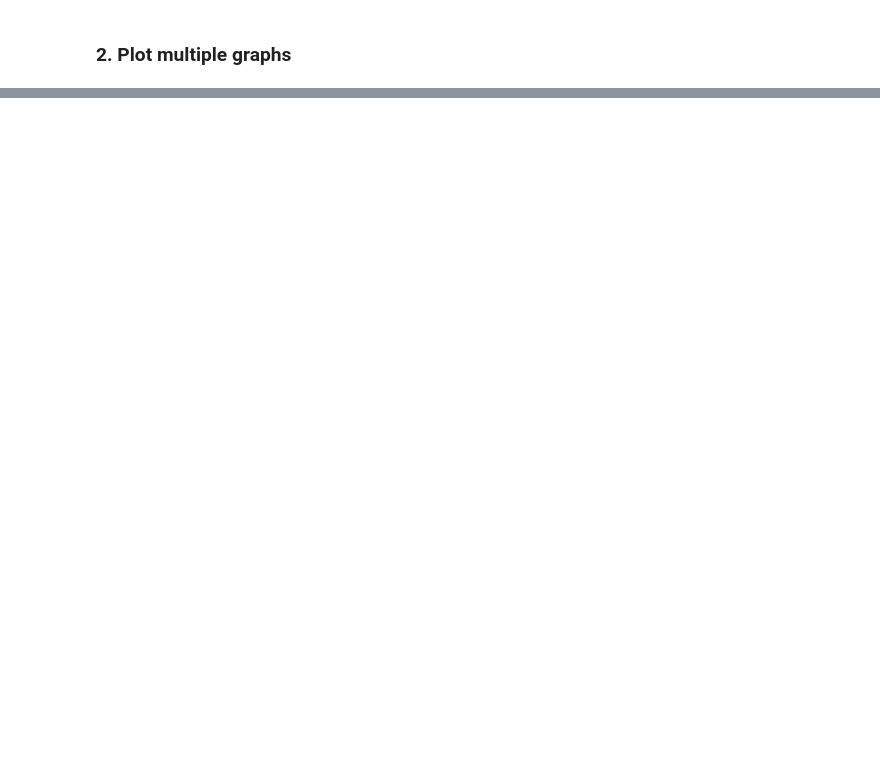
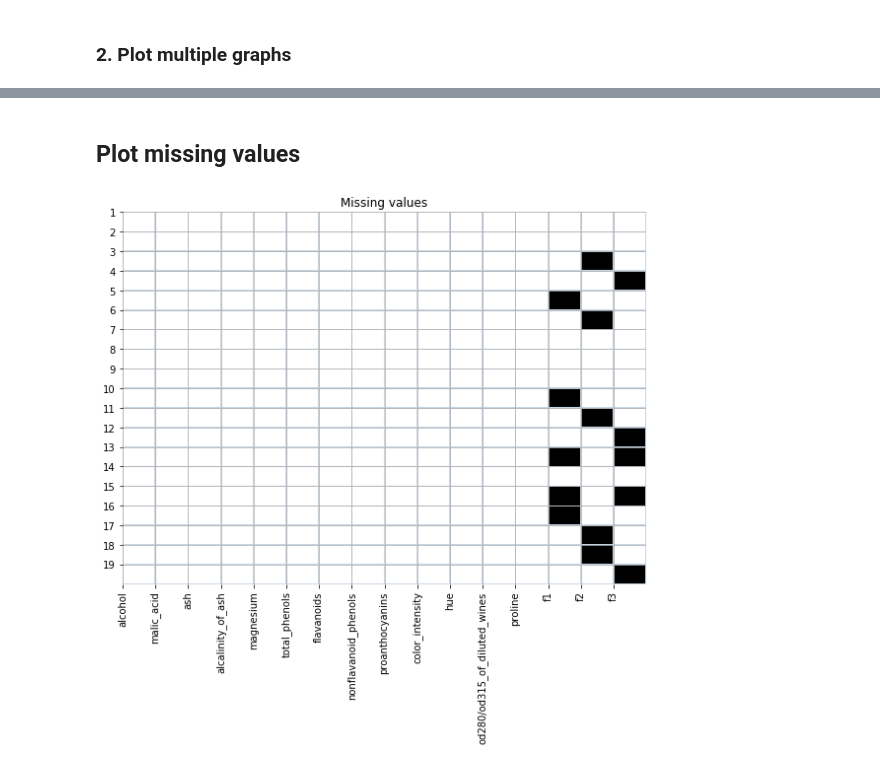
Before and after one commit to zgalaz/data-science-helpers, a Jupyter notebook: notebooks/exploration_notebook.ipynb, the cells around one changed output, grey strips where cells are left out. Saved outputs shown, nothing was run; the diff lists cells and outputs as text; code cells hidden in the pictures; blank space fills up the shorter version.

Commit message:
Added missing values plotting to exploration notebook

```diff
--- a/notebooks/exploration_notebook.ipynb
+++ b/notebooks/exploration_notebook.ipynb
@@ -113,0 +114,29 @@ for vol, i in enumerate(range(12), 1):
+# %% [markdown]
+## Plot missing values
+# %%
+from helpers.exploration.visualization import plot_missing_values
+
+# Create temporary DataFrame
+df = pd.DataFrame({feature_names[i]: X[:, i] for i in range(len(feature_names))})
+df = df.iloc[1:20, :]
+
+# Define the number of NaNs per feature
+num_nans = 5
+
+# Add some features with missing data
+n = np.random.randn(df.shape[0], 1)
+n.ravel()[np.random.choice(n.size, num_nans, replace=False)] = np.nan
+df["f1"] = n
+
+n = np.random.randn(df.shape[0], 1)
+n.ravel()[np.random.choice(n.size, num_nans, replace=False)] = np.nan
+df["f2"] = n
+
+n = np.random.randn(df.shape[0], 1)
+n.ravel()[np.random.choice(n.size, num_nans, replace=False)] = np.nan
+df["f3"] = n
+
+# Plot the missing values
+plot_missing_values(df, save_as=None)
+# %% [output]
+[figure, added]
```
Also changed, not shown: parts of 2 cells of this notebook.
